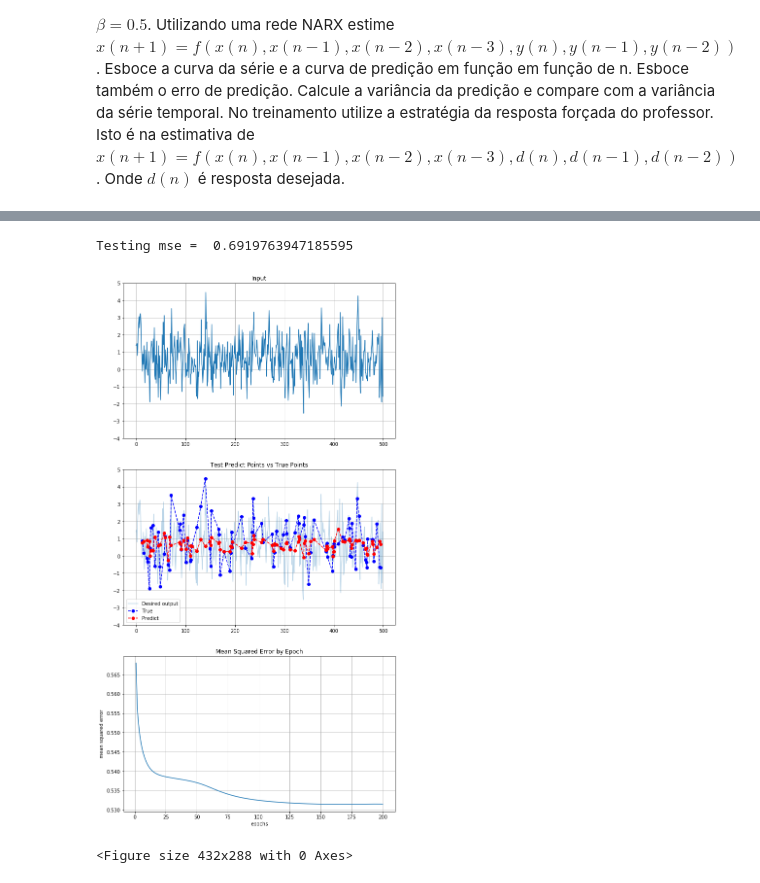
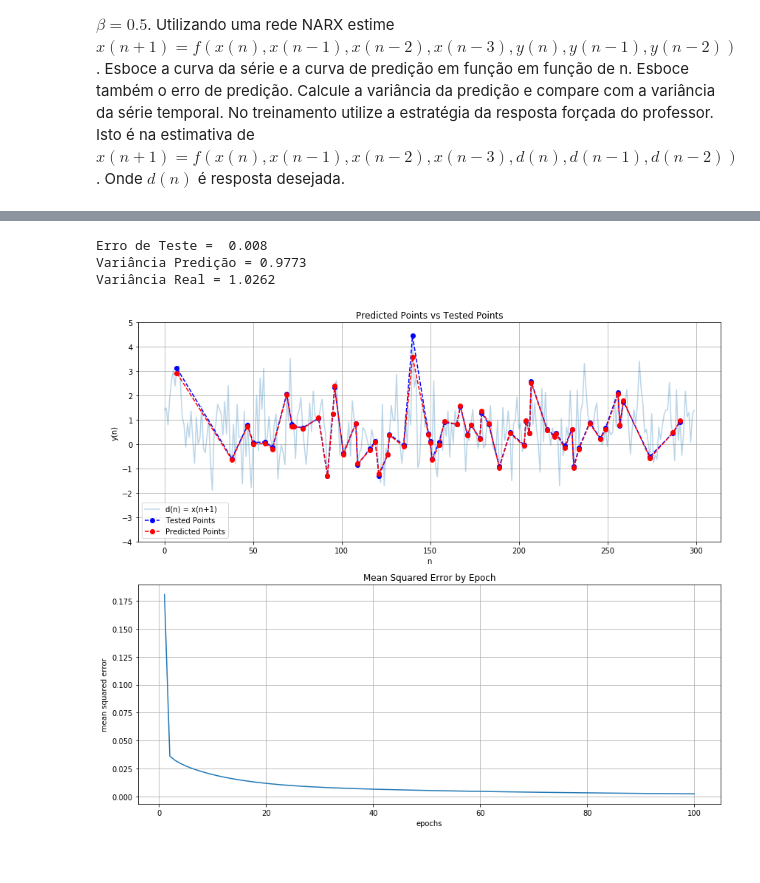
Before and after one commit to angelomarcelino/machine_learning, a Jupyter notebook: q6_NARX.ipynb, the cells around one changed output, grey strips where cells are left out. Drawn from its saved outputs; the diff is of its cells as text; code cells hidden in the pictures.

```diff
--- a/q6_NARX.ipynb
+++ b/q6_NARX.ipynb
@@ -17,7 +17,7 @@ Considere o problema de predição de uma série temporal definida como $x(n) =
 np.random.seed(8008135)
 mean = 0.5
 std = 1
-n = 200
+n = 300
 v = np.random.normal(mean, std, size=n)
 
 # Definindo x(n)
@@ -30,9 +30,22 @@ for i in range(n):
 inputs_1 = inputs[1:]
 inputs_1.append(inputs[0])
 
+fig = plt.figure(figsize=(14,12))
+
+plt.subplot(3, 1, 1)
 plt.plot(np.linspace(0,n,n), v, label='v')
+plt.title("v(n)")
+plt.grid(True)
+
+plt.subplot(3, 1, 2)
 plt.plot(np.linspace(0,n,n), inputs, label='x')
+plt.grid(True)
+plt.title("x(n)")
+
+plt.subplot(3, 1, 3)
 plt.plot(np.linspace(0,n,n), inputs_1, label='x_1')
-plt.legend()
-plt.show()
+plt.grid(True)
+plt.title("d(n) = x(n+1)")
+plt.tight_layout()
+plt.savefig("functions_narx.png")
 # %% [output]
@@ -92,15 +109,15 @@ def generate_data(pop_len=200):
     return population, all_inputs, all_targets
 # %%
 # generate data
-population, all_inputs, all_targets =  generate_data(500)
+population, all_inputs, all_targets =  generate_data(n)
 
-input_nodes = 1
+input_nodes = 2
 hidden_nodes = 10
 output_nodes = 1
 
-output_order = 3
+output_order = 2
 incoming_weight_from_output = .6
-input_order = 3
+input_order = 2
 incoming_weight_from_input = .4
 
 # init neural network
@@ -108,15 +125,15 @@ net = NeuralNet()
 net.init_layers(input_nodes, [hidden_nodes], output_nodes,
                 NARXRecurrent(output_order, incoming_weight_from_output,
                               input_order, incoming_weight_from_input))
-net.randomize_network()
+
 net.set_halt_on_extremes(True)
 
 # set constrains and rates
-#net.set_random_constraint(.5)
+net.set_random_constraint(.5)
 net.set_learnrate(.01)
 
 # set inputs and outputs
-inputs = [[inp[1]] for inp in all_inputs]
+inputs = [[inp[1], tar[1]] for inp, tar in zip(all_inputs, all_targets)]
 targets = [[tar[1]] for tar in all_targets]
 net.set_all_inputs(inputs)
 net.set_all_targets(targets)
@@ -135,5 +152,6 @@ net.set_test_range(learn_end_point + 1, length - 1)
 net.layers[1].set_activation_type('tanh')
 # %%
 # fit data to model
-net.learn(epochs=200, show_epoch_results=True, random_testing=False)
+net.randomize_network()
+net.learn(epochs=100, show_epoch_results=True, random_testing=False)
 # %% [output]
@@ -157,32 +175,36 @@ epoch: 199 MSE: 0.5314983260771258
 # %%
 # define mean squared error
 mse = net.test()
-print "Testing mse = ", mse
+print "Erro de Teste = ", round(mse, 4)
 
-fig = plt.figure(figsize=(10,20))
+fig = plt.figure(figsize=(12,10))
 
 # define data
 y_true = [item[0][0] for item in net.test_targets_activations]
 y_predict = [item[1][0] for item in net.test_targets_activations]
 x=[]
 for value in y_true:
     for item in all_targets:
         try:
             item.index(value)
             x.append(item[0])
         except ValueError:
             continue
 
 zipped = zip(x, y_true, y_predict)
 zipped.sort()
 x, y_true, y_predict = zip(*zipped)
 
+# Print variancia
+print "Variância Predição =", round(np.std(y_predict),4)
+print "Variância Real =", round(np.std(y_true),4)
+
 # plot results
 plot_results(x, y_true, y_predict)
-plt.savefig('narx.eps')
 # %% [output]
-Testing mse =  0.6919763947185595
+Erro de Teste =  0.008
+Variância Predição = 0.9773
+Variância Real = 1.0262
-[figure, old version]
+[figure, new version]
-<Figure size 432x288 with 0 Axes>
 # %%
 net.save('net.txt')
```
Also changed, not shown: parts of 3 cells of this notebook, 4 other files.
